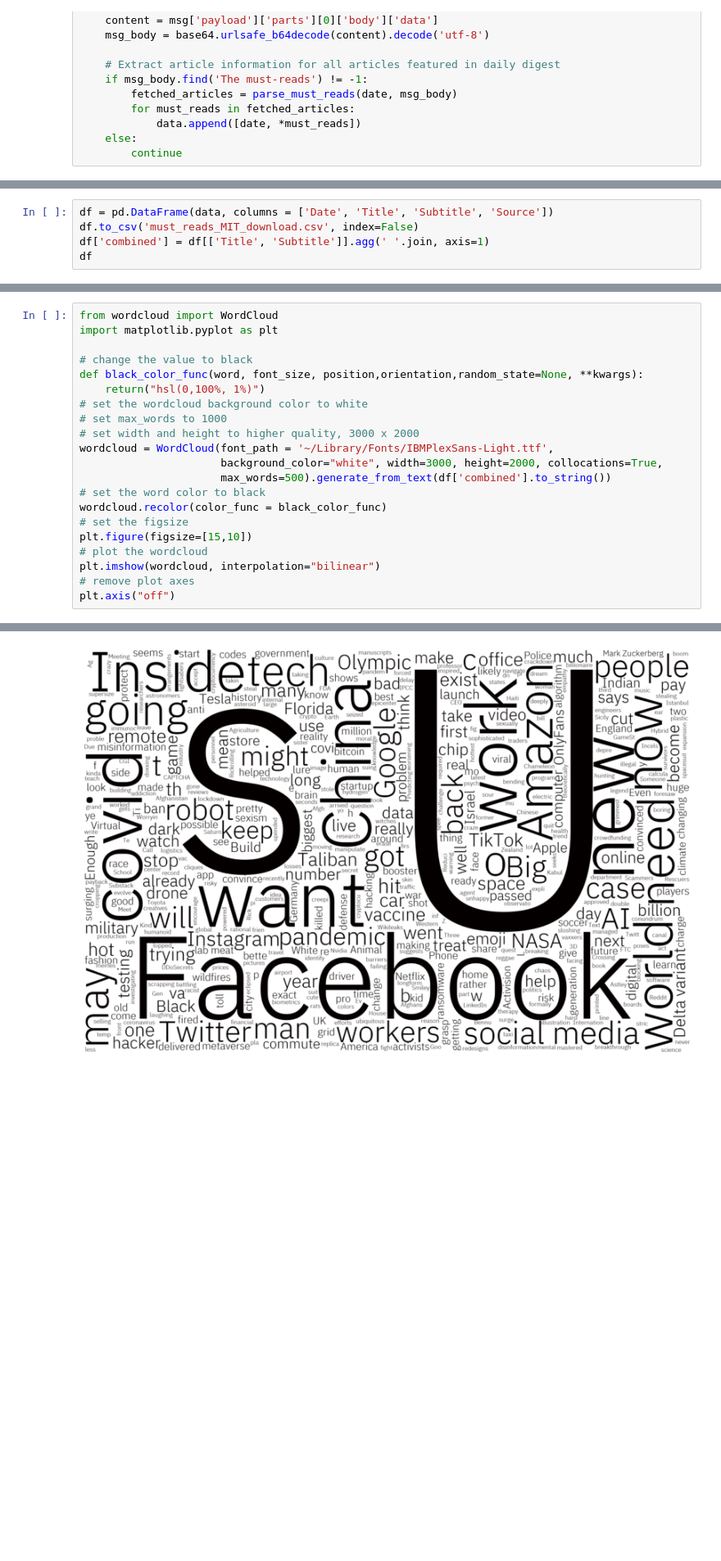
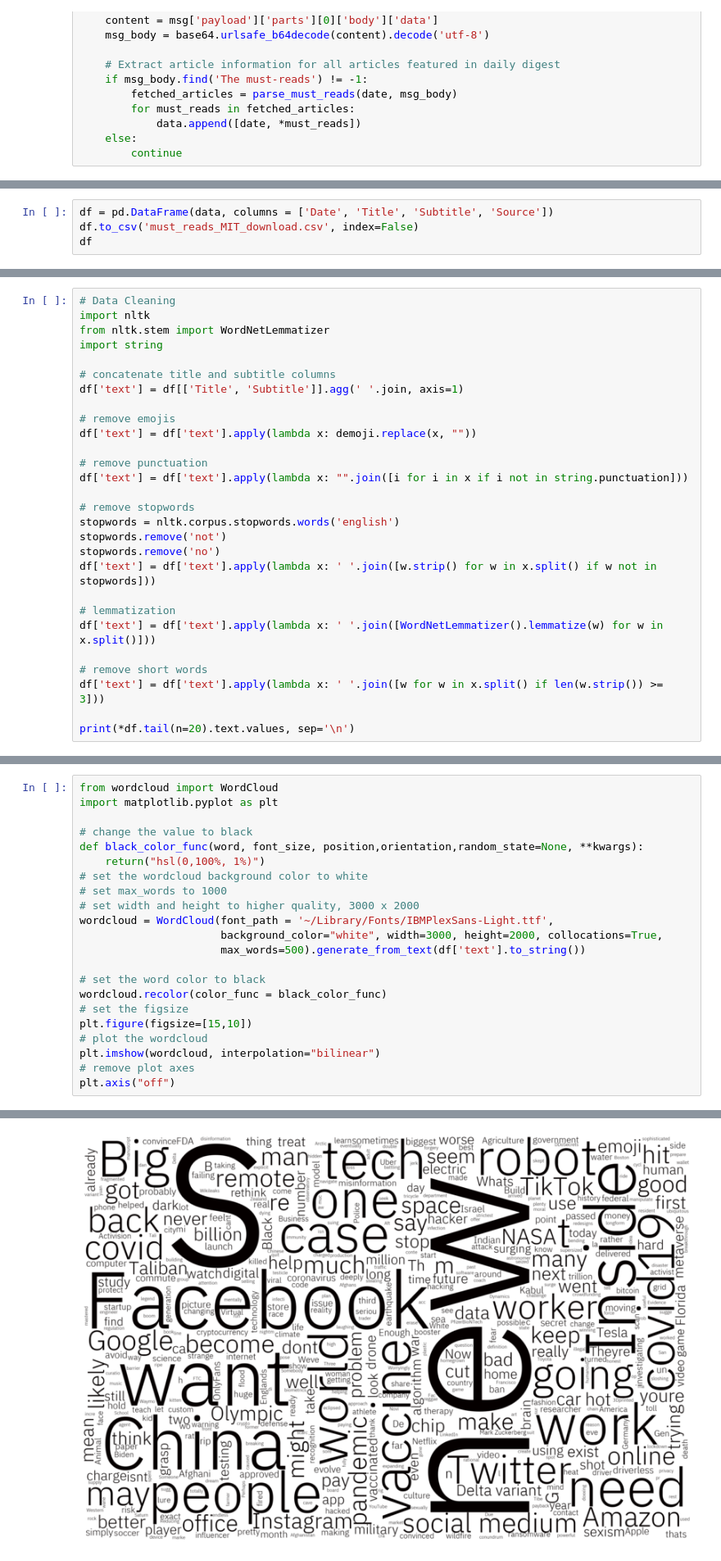
Before and after one commit to sejaldua/digesting-the-digest, a Jupyter notebook: MIT-download-scraper.ipynb, the cells around one changed output, grey strips where cells are left out. Shown: that part at 82% size. Cells and saved outputs as stored; diff of their text form; blank space fills up the shorter version.

```diff
--- a/MIT-download-scraper.ipynb
+++ b/MIT-download-scraper.ipynb
@@ -120,6 +104,5 @@ remove_emojis(data[-1][1])
 # %%
 df = pd.DataFrame(data, columns = ['Date', 'Title', 'Subtitle', 'Source'])
 df.to_csv('must_reads_MIT_download.csv', index=False)
-df['combined'] = df[['Title', 'Subtitle']].agg(' '.join, axis=1)
 df
 # %% [output]
@@ -143,0 +127,28 @@ df['Source'].value_counts().iloc[:10].plot.bar(figsize=(10,6))
+# %%
+# Data Cleaning
+import nltk
+from nltk.stem import WordNetLemmatizer
+import string
+
+# concatenate title and subtitle columns
+df['text'] = df[['Title', 'Subtitle']].agg(' '.join, axis=1)
+
+# remove emojis
+df['text'] = df['text'].apply(lambda x: demoji.replace(x, ""))
+
+# remove punctuation
+df['text'] = df['text'].apply(lambda x: "".join([i for i in x if i not in string.punctuation]))
+
+# remove stopwords
+stopwords = nltk.corpus.stopwords.words('english')
+stopwords.remove('not')
+stopwords.remove('no')
+df['text'] = df['text'].apply(lambda x: ' '.join([w.strip() for w in x.split() if w not in stopwords]))
+
+# lemmatization
+df['text'] = df['text'].apply(lambda x: ' '.join([WordNetLemmatizer().lemmatize(w) for w in x.split()]))
+
+# remove short words
+df['text'] = df['text'].apply(lambda x: ' '.join([w for w in x.split() if len(w.strip()) >= 3]))
+
+print(*df.tail(n=20).text.values, sep='\n')
@@ -144,24 +196,25 @@ df['Source'].value_counts().iloc[:10].plot.bar(figsize=(10,6))
 # %%
 from wordcloud import WordCloud
 import matplotlib.pyplot as plt
 
 # change the value to black
 def black_color_func(word, font_size, position,orientation,random_state=None, **kwargs):
     return("hsl(0,100%, 1%)")
 # set the wordcloud background color to white
 # set max_words to 1000
 # set width and height to higher quality, 3000 x 2000
 wordcloud = WordCloud(font_path = '~/Library/Fonts/IBMPlexSans-Light.ttf',
                       background_color="white", width=3000, height=2000, collocations=True,
-                      max_words=500).generate_from_text(df['combined'].to_string())
+                      max_words=500).generate_from_text(df['text'].to_string())
+
 # set the word color to black
 wordcloud.recolor(color_func = black_color_func)
 # set the figsize
 plt.figure(figsize=[15,10])
 # plot the wordcloud
 plt.imshow(wordcloud, interpolation="bilinear")
 # remove plot axes
 plt.axis("off")
 # %% [output]
 (-0.5, 2999.5, 1999.5, -0.5)
-[figure, old version]
+[figure, new version]
```
Also changed, not shown: parts of 10 cells of this notebook, 2 other files.
